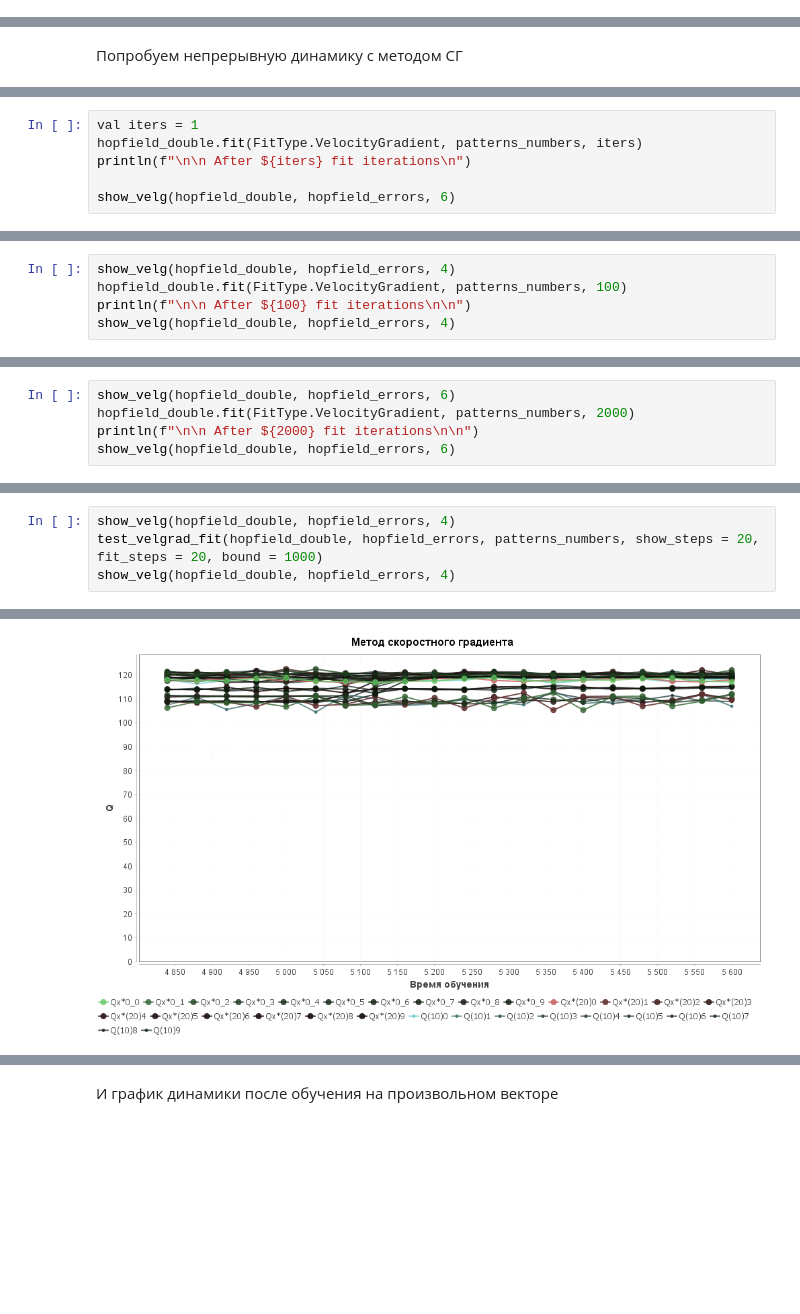
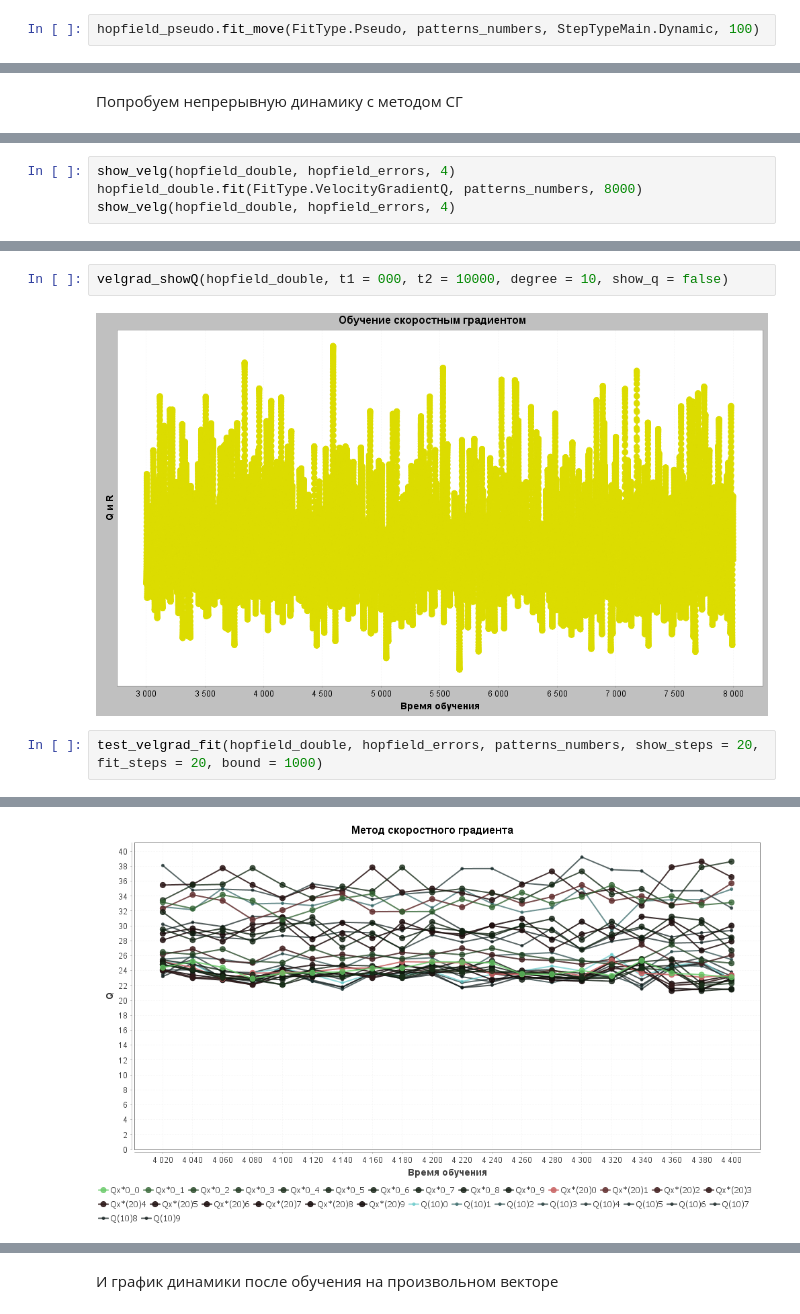
Before and after one commit to paranormalKrono/intro-ml, a Jupyter notebook: notebooks/Hopfield_Network.ipynb, the cells around one changed output, grey strips where cells are left out. Cells and saved outputs as stored; diff of their text form; blank space fills up the shorter version.

```diff
--- a/notebooks/Hopfield_Network.ipynb
+++ b/notebooks/Hopfield_Network.ipynb
@@ -1581,0 +2096,2 @@ test_patterns_with_view(hopfield, patterns_numbers_error, StepType.SyncHebb, 10,
+# %%
+hopfield_pseudo.fit_move(FitType.Pseudo, patterns_numbers, StepTypeMain.Dynamic, 100)
@@ -1726,6 +2325,0 @@ res57_0: HopfieldVelgrad = ammonite.$sess.cmd12$Helper$HopfieldVelgrad@7d5642a5
-# %%
-val iters = 1
-hopfield_double.fit(FitType.VelocityGradient, patterns_numbers, iters)
-println(f"\n\n After ${iters} fit iterations\n")
-
-show_velg(hopfield_double, hopfield_errors, 6)
@@ -1754,7 +2337,6 @@ res21_1: HopfieldModel = ammonite.$sess.cmd13$Helper$HopfieldModel@52358a15
 # %%
 show_velg(hopfield_double, hopfield_errors, 4)
-hopfield_double.fit(FitType.VelocityGradient, patterns_numbers, 100)
-println(f"\n\n After ${100} fit iterations\n\n")
+hopfield_double.fit(FitType.VelocityGradientQ, patterns_numbers, 8000)
 show_velg(hopfield_double, hopfield_errors, 4)
 # %% [output]
 Fit Weights
@@ -1780,5 +2359,0 @@ res22_1: HopfieldModel = ammonite.$sess.cmd13$Helper$HopfieldModel@52358a15
-# %%
-show_velg(hopfield_double, hopfield_errors, 6)
-hopfield_double.fit(FitType.VelocityGradient, patterns_numbers, 2000)
-println(f"\n\n After ${2000} fit iterations\n\n")
-show_velg(hopfield_double, hopfield_errors, 6)
@@ -1804,5 +2360,7 @@ res58_1: HopfieldModel = ammonite.$sess.cmd13$Helper$HopfieldModel@52358a15
+# %%
+velgrad_showQ(hopfield_double, t1 = 000, t2 = 10000, degree = 10, show_q = false)
+# %% [output]
+[figure, added]
 # %%
-show_velg(hopfield_double, hopfield_errors, 4)
 test_velgrad_fit(hopfield_double, hopfield_errors, patterns_numbers, show_steps = 20, fit_steps = 20, bound = 1000)
-show_velg(hopfield_double, hopfield_errors, 4)
 # %% [output]
@@ -1826 +2367 @@ Dynamic X errors        126,892614 150,892614 130,892614 124,892614  ...
-[figure, old version]
+[figure, new version]
```
Also changed, not shown: parts of 70 cells of this notebook, 20 other files.
